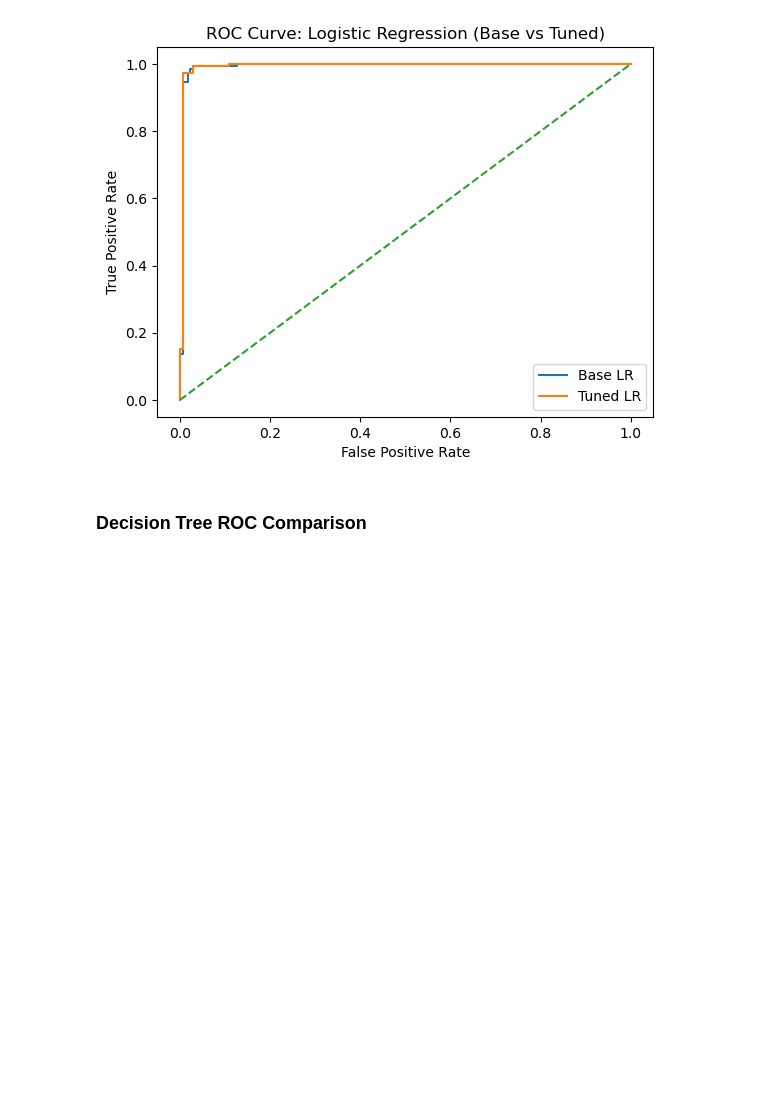
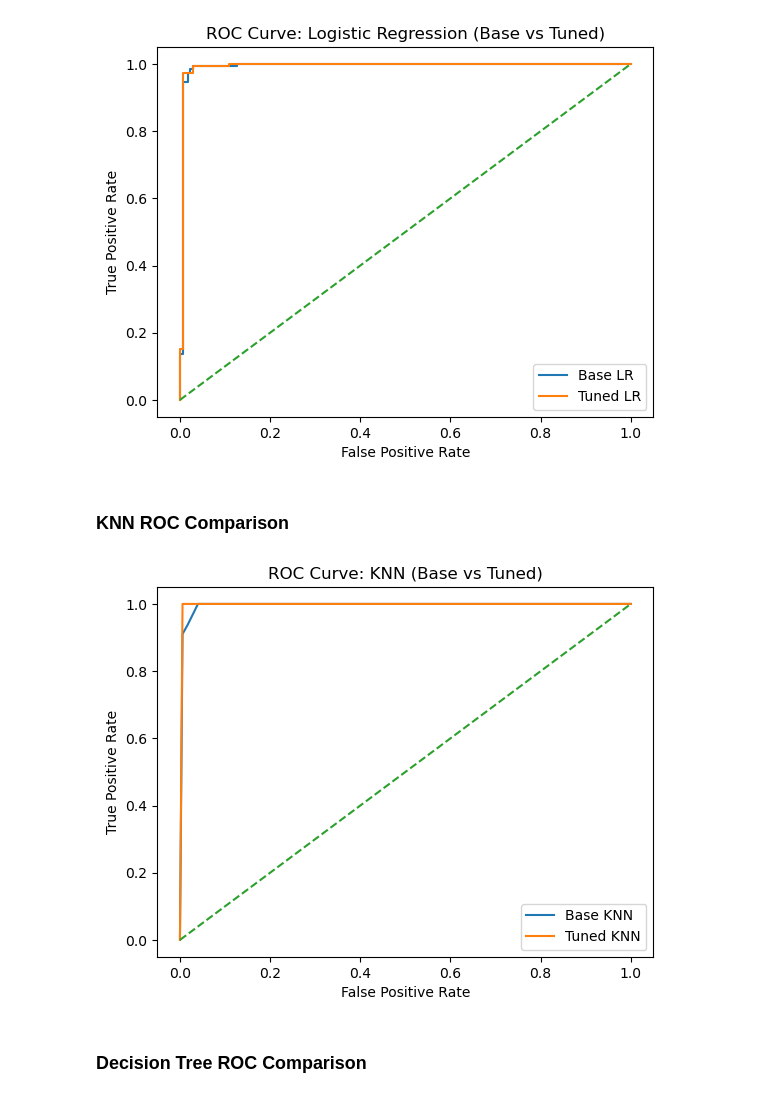
Before and after one commit to PragyaRayamajhi/ArtificialIntelligenceCoursework-, a Jupyter notebook: 23048659_Pragya_Rayamajhi_AI_Code.ipynb, the cells around one changed output. Cells and saved outputs as stored; diff of their text form; code cells hidden in the pictures; blank space fills up the shorter version.

```diff
--- a/23048659_Pragya_Rayamajhi_AI_Code.ipynb
+++ b/23048659_Pragya_Rayamajhi_AI_Code.ipynb
@@ -618,6 +618,23 @@ plt.legend()
 plt.show()
 # %% [output]
 [figure]
+# %% [markdown]
+### KNN ROC Comparison
+# %%
+fpr_base, tpr_base, _ = roc_curve(y_test, y_prob_knn)
+fpr_tuned, tpr_tuned, _ = roc_curve(y_test, y_prob_knn_tuned)
+
+plt.figure()
+plt.plot(fpr_base, tpr_base, label='Base KNN')
+plt.plot(fpr_tuned, tpr_tuned, label='Tuned KNN')
+plt.plot([0,1],[0,1],'--')
+plt.xlabel("False Positive Rate")
+plt.ylabel("True Positive Rate")
+plt.title("ROC Curve: KNN (Base vs Tuned)")
+plt.legend()
+plt.show()
+# %% [output]
+[figure, added]
 # %% [markdown]
 ### Decision Tree ROC Comparison
 # %%
```
Also changed, not shown: parts of 1 cell of this notebook.
